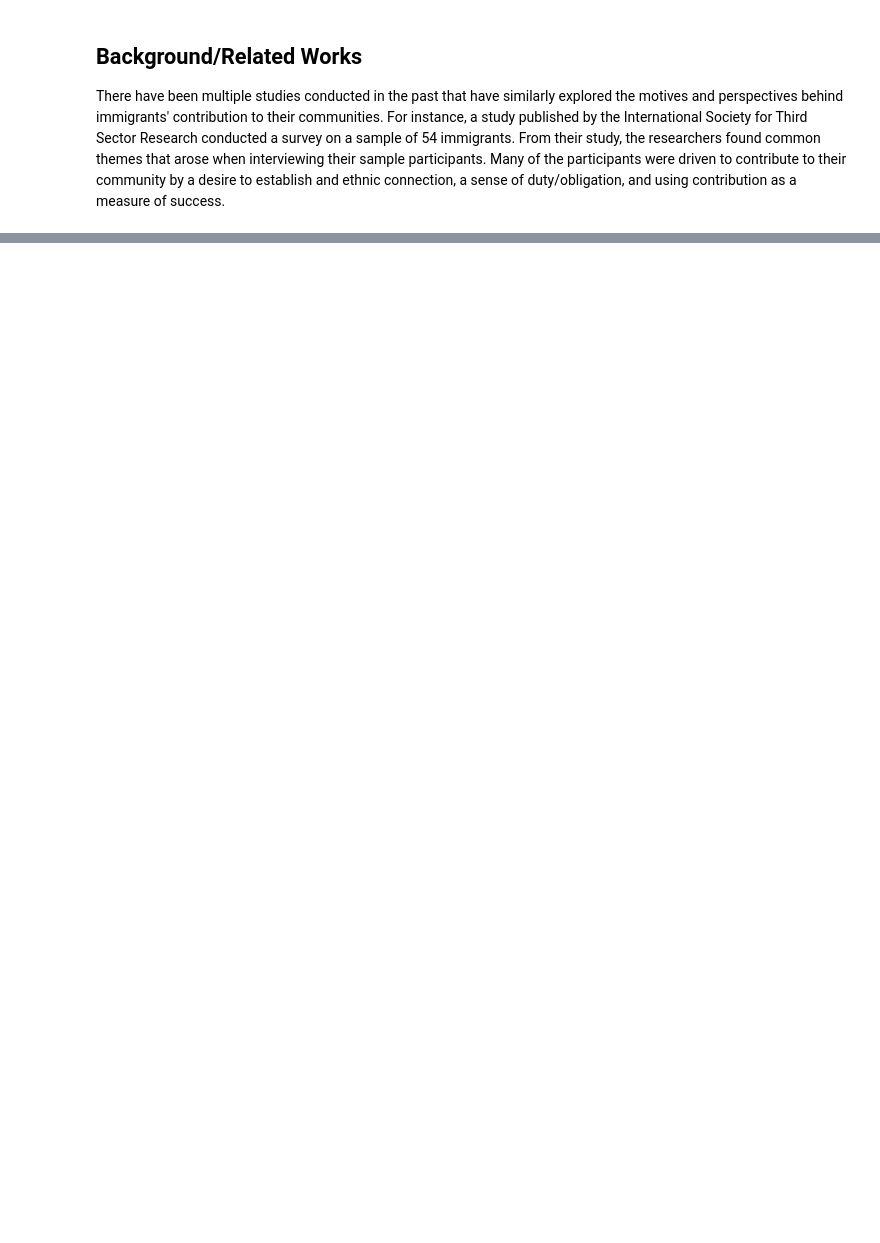
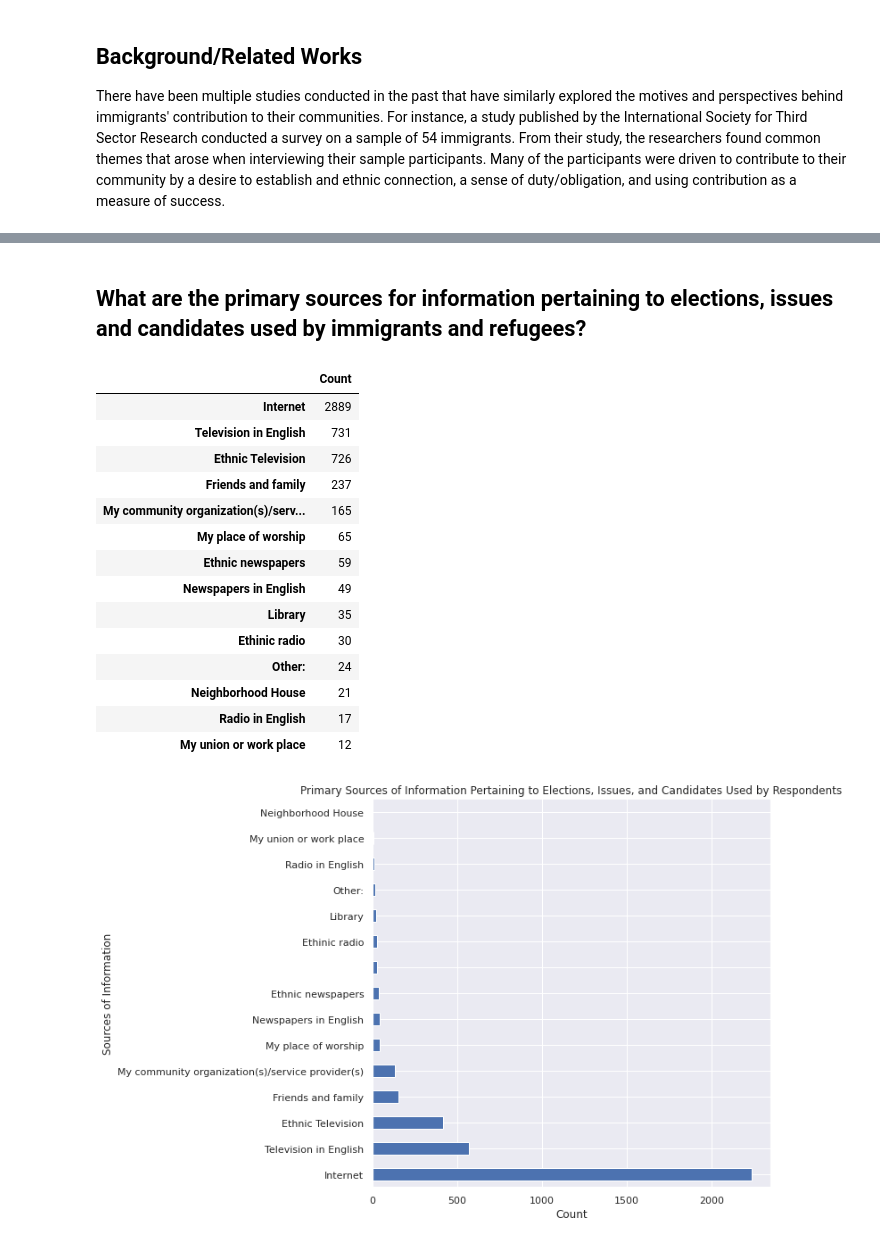
Before and after one commit to mattschang/hcde-410-final, a Jupyter notebook: A4.ipynb, the cells around one changed output, grey strips where cells are left out. Saved outputs shown, nothing was run; the diff lists cells and outputs as text; code cells hidden in the pictures; blank space fills up the shorter version.

```diff
--- a/A4.ipynb
+++ b/A4.ipynb
@@ -24,0 +392,32 @@ I will calculate numerous summary statistics to answer the various research ques
+# %% [markdown]
+## What are the primary sources for information pertaining to elections, issues and candidates used by immigrants and refugees?
+# %%
+info_source_df = df[df['Q10_01'] != ' ']
+info_sources = pd.DataFrame(info_source_df['Q10_01'].value_counts())
+info_sources.columns = ['Count']
+dfi.export(info_sources, 'info_sources_table.png',
+           table_conversion='matplotlib')
+display(info_sources)
+
+issues_df['Q10_01'].value_counts().plot(kind='barh', figsize=(8, 8))
+plt.title('Primary Sources of Information Pertaining to Elections, Issues, and Candidates Used by Respondents')
+plt.xlabel('Count')
+plt.ylabel('Sources of Information')
+plt.savefig('source_of_info.png', bbox_inches='tight')
+# %% [output]
+|  | Count |
+| Internet | 2889 |
+| Television in English | 731 |
+| Ethnic Television | 726 |
+| Friends and family | 237 |
+| My community organization(s)/serv... | 165 |
+| My place of worship | 65 |
+| Ethnic newspapers | 59 |
+| Newspapers in English | 49 |
+| Library | 35 |
+| Ethinic radio | 30 |
+| Other: | 24 |
+| Neighborhood House | 21 |
+| Radio in English | 17 |
+| My union or work place | 12 |
+[figure, added]
```
Also changed, not shown: parts of 20 cells of this notebook, 15 other files.
